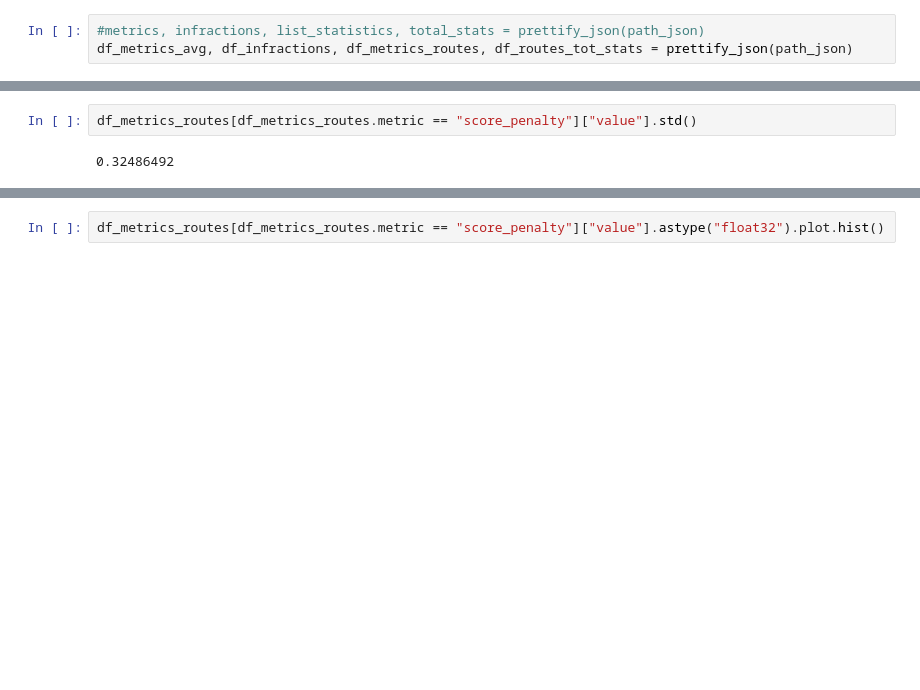
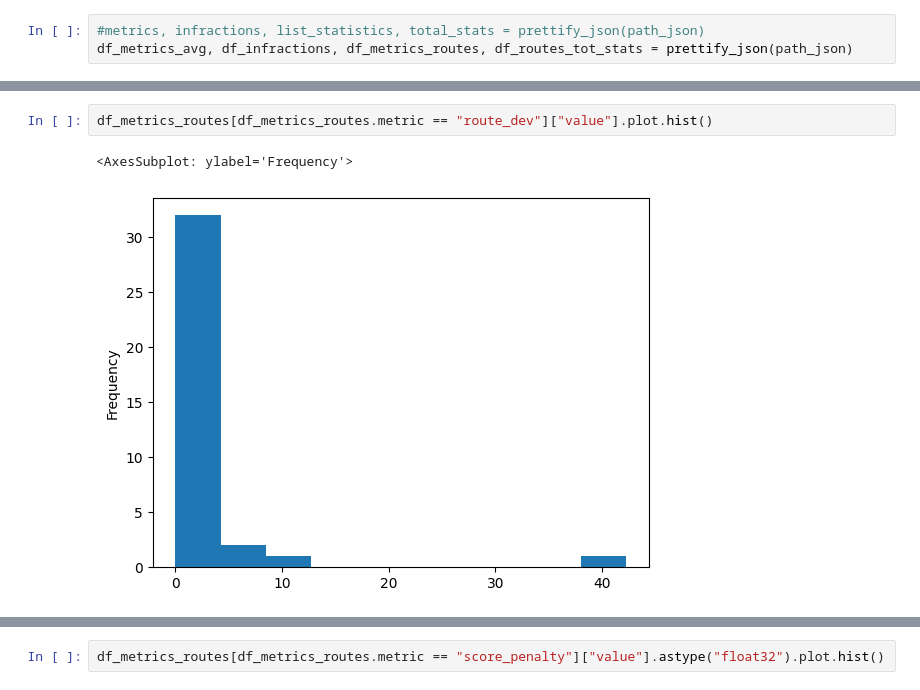
Before and after one commit to moritzwassmer/APPRAS_e2e_imitation, a Jupyter notebook: Evaluation/results/results_visualization.ipynb, the cells around one changed output, grey strips where cells are left out. Saved outputs shown, nothing was run; the diff lists cells and outputs as text; blank space fills up the shorter version.

```diff
--- a/Evaluation/results/results_visualization.ipynb
+++ b/Evaluation/results/results_visualization.ipynb
@@ -192,4 +232,5 @@ Name: value, dtype: float32
 # %%
-df_metrics_routes[df_metrics_routes.metric == "score_penalty"]["value"].std()
+df_metrics_routes[df_metrics_routes.metric == "route_dev"]["value"].plot.hist()
 # %% [output]
-0.32486492
+<AxesSubplot: ylabel='Frequency'>
+[figure, added]
```
Also changed, not shown: parts of 13 cells of this notebook, 1 other file.
